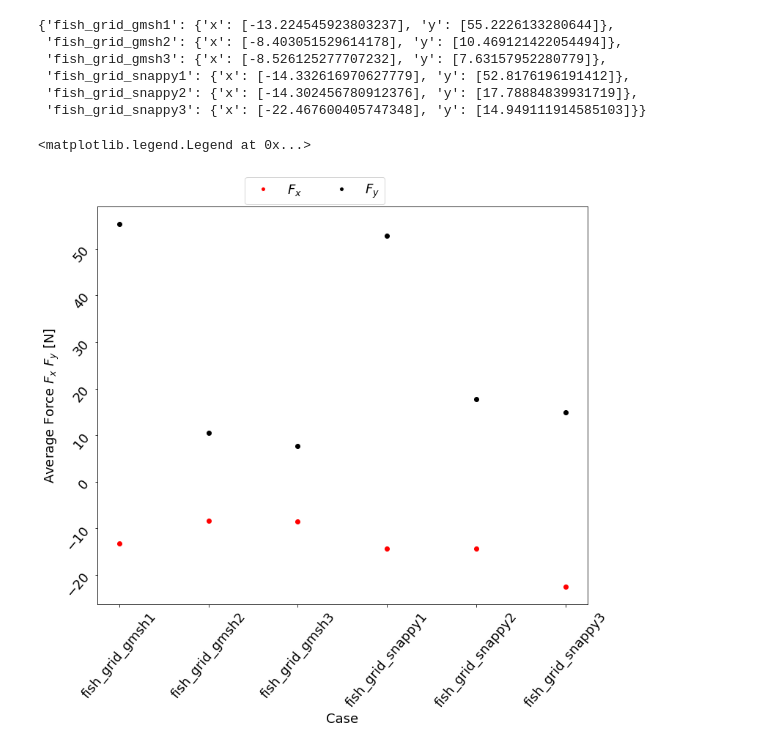
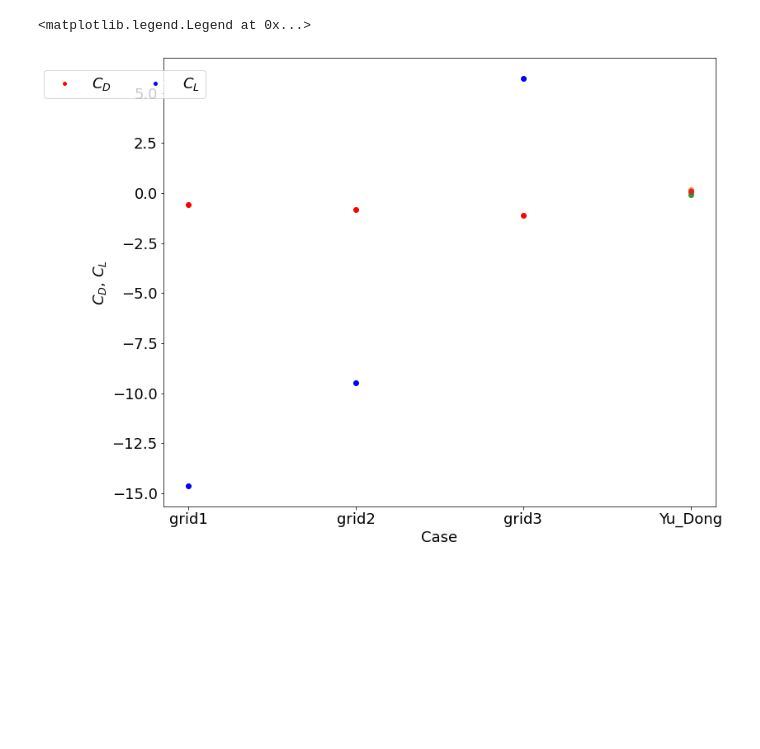
Before and after one commit to michaelcoe/Ika-Flow, a Jupyter notebook: OpenFOAM/postProcessing/gridComparison.ipynb, the cells around one changed output. Drawn from its saved outputs; the diff is of its cells as text; code cells hidden in the pictures; blank space fills up the shorter version.

Commit message:
gmsh script changing

```diff
--- a/OpenFOAM/postProcessing/gridComparison.ipynb
+++ b/OpenFOAM/postProcessing/gridComparison.ipynb
@@ -99,46 +139,40 @@ if forceBin_flag is True:
             if forceBins_file.parts[-7] == case:
                 forceBin_caseDict['ForceBins'][case][forceBins_file.parts[-6]] = forceBins_file
 # %%
+total_cycles = 7.0
+number_cycles = 3.0
+if coefficient_flag == 1:
+    coeff = [Coefficients(force_path, number_cycles, total_cycles, True, True) for force_path in force_paths]
 if force_flag == 1:
-    forces = [Forces(force_path, 2.0, 3.0, True, True) for force_path in force_paths]
+    forces = [Forces(force_path, number_cycles, total_cycles, True, True) for force_path in force_paths]
 if forceBin_flag == 1:
-    forceBins = [ForceBins(forceBin_path, 2.0, 3.0, True, True) for forceBin_path in forceBins_paths]
+    forceBins = [ForceBins(forceBin_path, number_cycles, total_cycles, True, True) for forceBin_path in forceBins_paths]
-# %%
-density = 1025
-
-average_force_dict = {}
-for case in force_caseDict['Forces']:
-    average_force_dict[case] = {'x':[], 'y':[]}
-    for force in forces:
-        if force.parent_case == case:
-            average_force_dict[case]['x'].append(force.averageFilteredForces['total']['x']/density)
-            average_force_dict[case]['y'].append(force.averageFilteredForces['total']['y']/density)
-# %%
-average_force_dict
-# %% [output]
-{'fish_grid_gmsh1': {'x': [-13.224545923803237], 'y': [55.2226133280644]},
- 'fish_grid_gmsh2': {'x': [-8.403051529614178], 'y': [10.469121422054494]},
- 'fish_grid_gmsh3': {'x': [-8.526125277707232], 'y': [7.63157952280779]},
- 'fish_grid_snappy1': {'x': [-14.332616970627779], 'y': [52.8176196191412]},
- 'fish_grid_snappy2': {'x': [-14.302456780912376], 'y': [17.78884839931719]},
- 'fish_grid_snappy3': {'x': [-22.467600405747348], 'y': [14.949111914585103]}}
+# %%
+density = 1027
+U = 1.0
+A = 1.0
+
+for force in forces:
+    force.toCoefficients(density, U, A)
 # %%
 plt.rcParams.update({'font.size':18})
-figure_location = r'/home/mco143/Documents/gitRepos/IkaFlow/OpenFOAM/figures'
+figure_location = r'./'
 
 
 fig1, ax1 = plt.subplots(figsize=(12,10))
-for case in average_force_dict:
-    ax1.plot(case, average_force_dict[case]['x'][0], 'ro')
-    ax1.plot(case, average_force_dict[case]['y'][0], 'ko')
+for force in forces:
+    ax1.plot(force.specific_case, np.mean(force.Cd), 'ro', label='$C_D$')
+    ax1.plot(force.specific_case, np.mean(force.Cl), 'bo', label="$C_L$")
 
-ax1.tick_params(rotation=50)
+for case in val_dict:
+    ax1.plot("Yu_Dong", val_dict[case]['average'], 'o')
+
 ax1.set_xlabel('Case')
-ax1.set_ylabel('Average Force $F_x$ $F_y$ [N]')
-custom_dots = [Line2D([0], [0], marker='o', color='w', markerfacecolor='r', label='$F_x$'),
-               Line2D([0], [0], marker='o', color='w', markerfacecolor='k', label='$F_y$')]
-ax1.legend(handles=custom_dots, ncol=2, bbox_to_anchor=(0.6, 1.09))
+ax1.set_ylabel('$C_D$, $C_L$')
+custom_dots = [Line2D([0], [0], marker='o', color='w', markerfacecolor='r', label='$C_D$'),
+               Line2D([0], [0], marker='o', color='w', markerfacecolor='b', label='$C_L$')]
+ax1.legend(handles = custom_dots, ncol=2, bbox_to_anchor=(0.09, 0.99))
 #fig2.savefig(Path(figure_location).joinpath('AvgPower_St.png'))
 # %% [output]
 <matplotlib.legend.Legend at 0x...>
-[figure, old version]
+[figure, new version]
```
Also changed, not shown: parts of 7 cells of this notebook, 3 other files.
